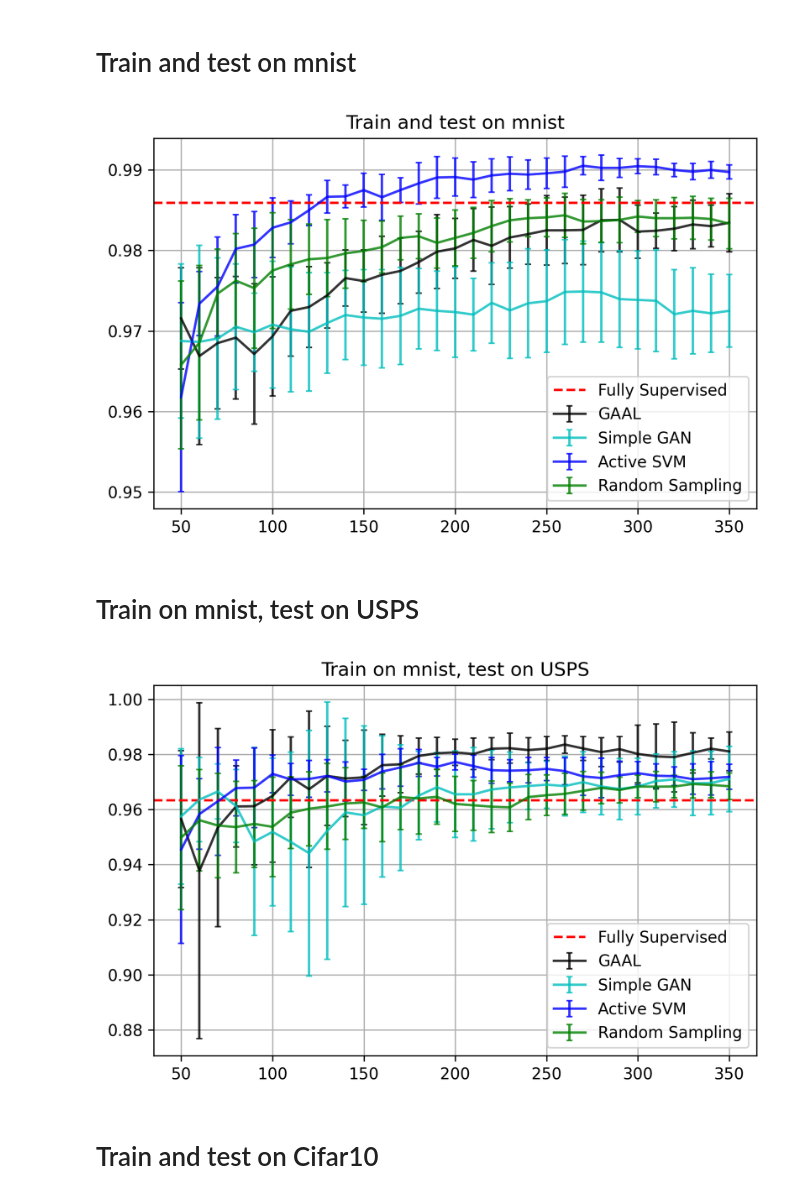
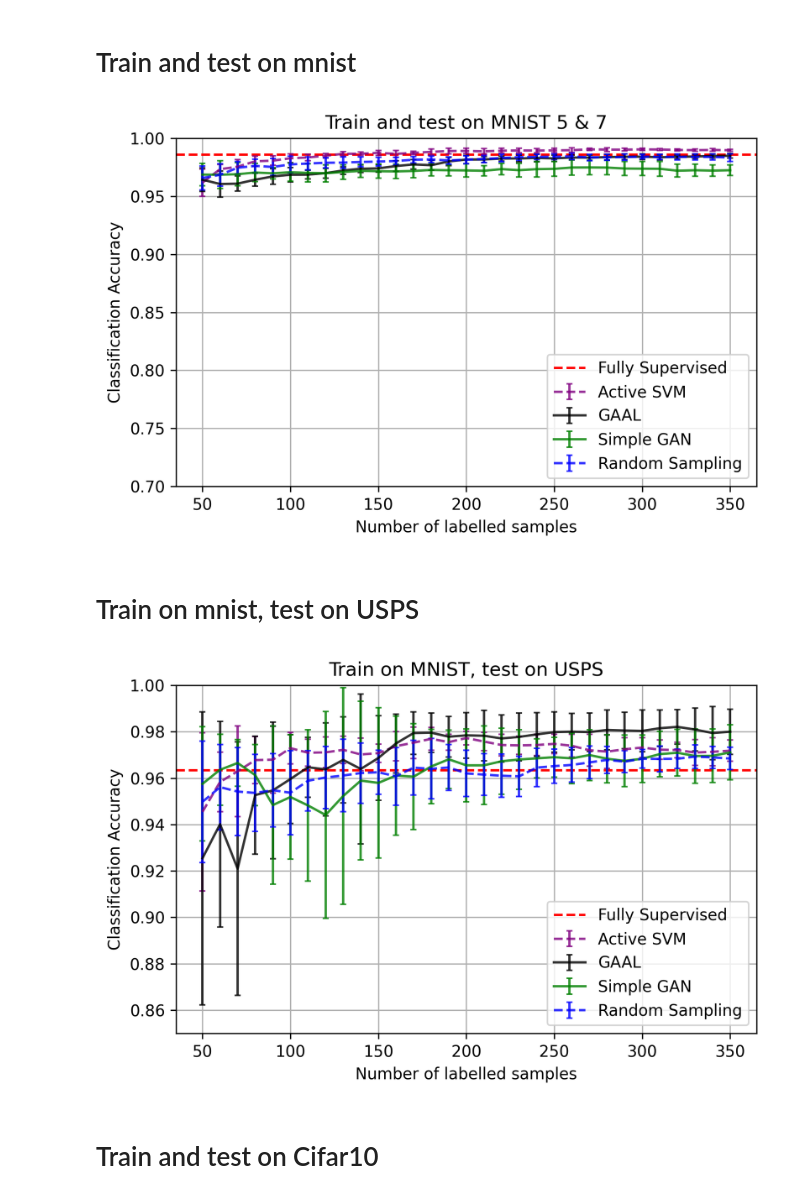
Before and after one commit to shaunntan/GenerativeAdversarialActLearning, a Jupyter notebook: results/Read results.ipynb, the cells around one changed output. Cells and saved outputs as stored; diff of their text form; code cells hidden in the pictures.

```diff
--- a/results/Read results.ipynb
+++ b/results/Read results.ipynb
@@ -12,38 +12,41 @@ def tidyresults_notfs(r):
 # %%
 with open('./result_gaal_mnistmnist.pkl', 'rb') as file:
     result_gaal = pickle.load(file)
 
 with open('./result_activesvm_mnistmnist.pkl', 'rb') as file:
     result_activesvm = pickle.load(file)
 
 with open('./result_random_mnistmnist.pkl', 'rb') as file:
     result_random = pickle.load(file)
 
 with open('./result_simplegan_mnistmnist.pkl', 'rb') as file:
     result_simplegan = pickle.load(file)
 
 with open('./result_fs_mnistmnist.pkl', 'rb') as file:
     result_fs = pickle.load(file)
 
 
 means_gaal, sd_gaal = tidyresults_notfs(result_gaal)
 means_asvm, sd_asvm = tidyresults_notfs(result_activesvm)
 means_random, sd_random = tidyresults_notfs(result_random)
 means_simplegan, sd_simplegan = tidyresults_notfs(result_simplegan)
 
-plt.title('Train and test on mnist')
+plt.title('Train and test on MNIST 5 & 7')
+plt.axhline(y=result_fs[1], color='r', linestyle='--', label="Fully Supervised")
+plt.errorbar(result_activesvm[2][0], y=means_asvm, yerr=sd_asvm, color='purple', ls='--', alpha=0.8, capsize=2, label="Active SVM")
 plt.errorbar(result_gaal[2][0], y=means_gaal, yerr=sd_gaal, color='k', alpha=0.8, capsize=2, label="GAAL")
-plt.errorbar(result_simplegan[2][0], y=means_simplegan, yerr=sd_simplegan, color='c', alpha=0.8, capsize=2, label="Simple GAN")
-plt.errorbar(result_activesvm[2][0], y=means_asvm, yerr=sd_asvm, color='b', alpha=0.8, capsize=2, label="Active SVM")
-plt.errorbar(result_random[2][0], y=means_random, yerr=sd_random, color='g', alpha=0.8, capsize=2, label="Random Sampling")
-plt.axhline(y=result_fs[1], color='r', linestyle='--', label="Fully Supervised")
-plt.legend(loc='best')
+plt.errorbar(result_simplegan[2][0], y=means_simplegan, yerr=sd_simplegan, color='g', alpha=0.8, capsize=2, label="Simple GAN")
+plt.errorbar(result_random[2][0], y=means_random, yerr=sd_random, color='b', ls = '--', alpha=0.8, capsize=2, label="Random Sampling")
+plt.legend(loc='lower right')
+plt.ylim([0.7,1.0])
+plt.ylabel('Classification Accuracy')
+plt.xlabel('Number of labelled samples')
 plt.grid()
 plt.gcf().set_dpi(300)
 plt.tight_layout()
 plt.show()
 # %% [output]
-[figure, old version]
+[figure, new version]
 # %% [markdown]
 # Train on mnist, test on USPS
 # %%
@@ -67,19 +70,22 @@ means_asvm, sd_asvm = tidyresults_notfs(result_activesvm)
 means_random, sd_random = tidyresults_notfs(result_random)
 means_simplegan, sd_simplegan = tidyresults_notfs(result_simplegan)
 
-plt.title('Train on mnist, test on USPS')
+plt.title('Train on MNIST, test on USPS')
+plt.errorbar(result_activesvm[2][0], y=means_asvm, yerr=sd_asvm, color='purple', ls='--', alpha=0.8, capsize=2, label="Active SVM")
+plt.axhline(y=result_fs[1], color='r', linestyle='--', label="Fully Supervised")
 plt.errorbar(result_gaal[2][0], y=means_gaal, yerr=sd_gaal, color='k', alpha=0.8, capsize=2, label="GAAL")
-plt.errorbar(result_simplegan[2][0], y=means_simplegan, yerr=sd_simplegan, color='c', alpha=0.8, capsize=2, label="Simple GAN")
-plt.errorbar(result_activesvm[2][0], y=means_asvm, yerr=sd_asvm, color='b', alpha=0.8, capsize=2, label="Active SVM")
-plt.errorbar(result_random[2][0], y=means_random, yerr=sd_random, color='g', alpha=0.8, capsize=2, label="Random Sampling")
-plt.axhline(y=result_fs[1], color='r', linestyle='--', label="Fully Supervised")
-plt.legend(loc='best')
+plt.errorbar(result_simplegan[2][0], y=means_simplegan, yerr=sd_simplegan, color='g', alpha=0.8, capsize=2, label="Simple GAN")
+plt.errorbar(result_random[2][0], y=means_random, yerr=sd_random, color='b', ls='--', alpha=0.8, capsize=2, label="Random Sampling")
+plt.legend(loc='lower right')
+plt.ylim([0.85,1.0])
+plt.ylabel('Classification Accuracy')
+plt.xlabel('Number of labelled samples')
 plt.grid()
 plt.gcf().set_dpi(300)
 plt.tight_layout()
 plt.show()
 # %% [output]
-[figure, old version]
+[figure, new version]
 # %% [markdown]
 # Train and test on Cifar10
 # %%
```
Also changed, not shown: parts of 1 cell of this notebook, 16 other files.
